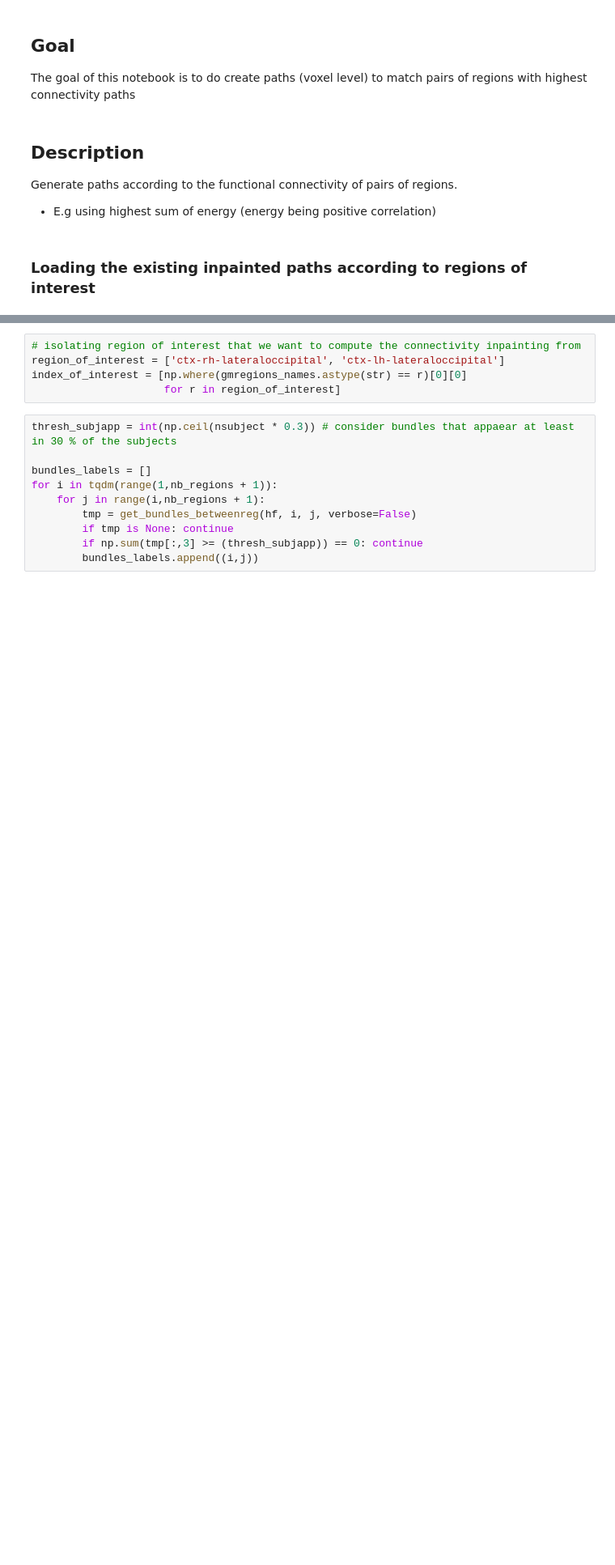
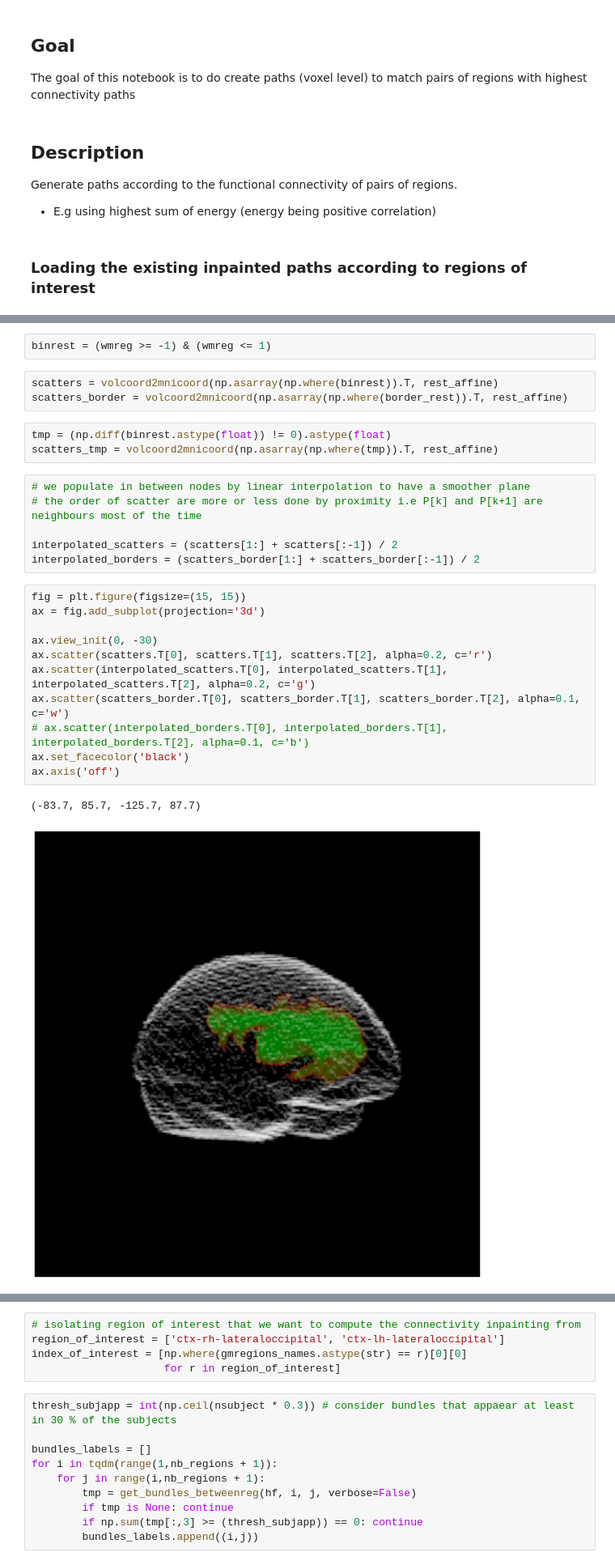
Before and after one commit to miki998/structural_wminpainting, a Jupyter notebook: functional_bundlepath.ipynb, the cells around one changed output, grey strips where cells are left out. Shown at 81% size. Saved outputs shown, nothing was run; the diff lists cells and outputs as text; blank space fills up the shorter version.

```diff
--- a/functional_bundlepath.ipynb
+++ b/functional_bundlepath.ipynb
@@ -43,0 +49,28 @@ plt.show()
+# %%
+binrest = (wmreg >= -1) & (wmreg <= 1)
+# %%
+scatters = volcoord2mnicoord(np.asarray(np.where(binrest)).T, rest_affine)
+scatters_border = volcoord2mnicoord(np.asarray(np.where(border_rest)).T, rest_affine)
+# %%
+tmp = (np.diff(binrest.astype(float)) != 0).astype(float)
+scatters_tmp = volcoord2mnicoord(np.asarray(np.where(tmp)).T, rest_affine)
+# %%
+# we populate in between nodes by linear interpolation to have a smoother plane
+# the order of scatter are more or less done by proximity i.e P[k] and P[k+1] are neighbours most of the time
+
+interpolated_scatters = (scatters[1:] + scatters[:-1]) / 2
+interpolated_borders = (scatters_border[1:] + scatters_border[:-1]) / 2
+# %%
+fig = plt.figure(figsize=(15, 15))
+ax = fig.add_subplot(projection='3d')
+
+ax.view_init(0, -30)
+ax.scatter(scatters.T[0], scatters.T[1], scatters.T[2], alpha=0.2, c='r')
+ax.scatter(interpolated_scatters.T[0], interpolated_scatters.T[1], interpolated_scatters.T[2], alpha=0.2, c='g')
+ax.scatter(scatters_border.T[0], scatters_border.T[1], scatters_border.T[2], alpha=0.1, c='w')
+# ax.scatter(interpolated_borders.T[0], interpolated_borders.T[1], interpolated_borders.T[2], alpha=0.1, c='b')
+ax.set_facecolor('black')
+ax.axis('off')
+# %% [output]
+(-83.7, 85.7, -125.7, 87.7)
+[figure, added]
```
Also changed, not shown: parts of 22 cells of this notebook, 8 other files.
